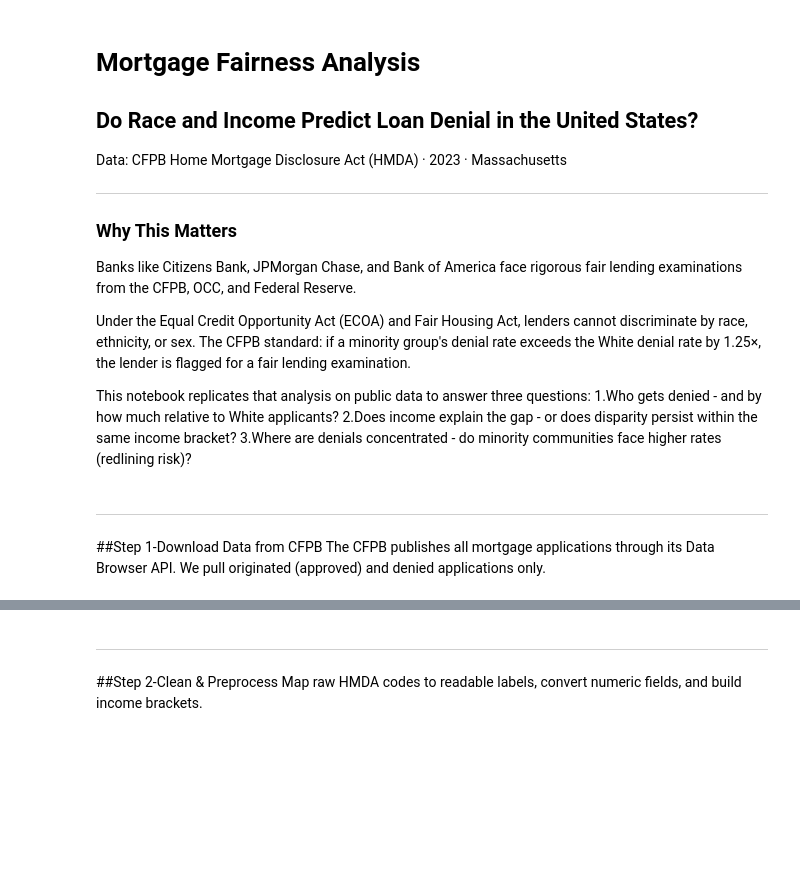
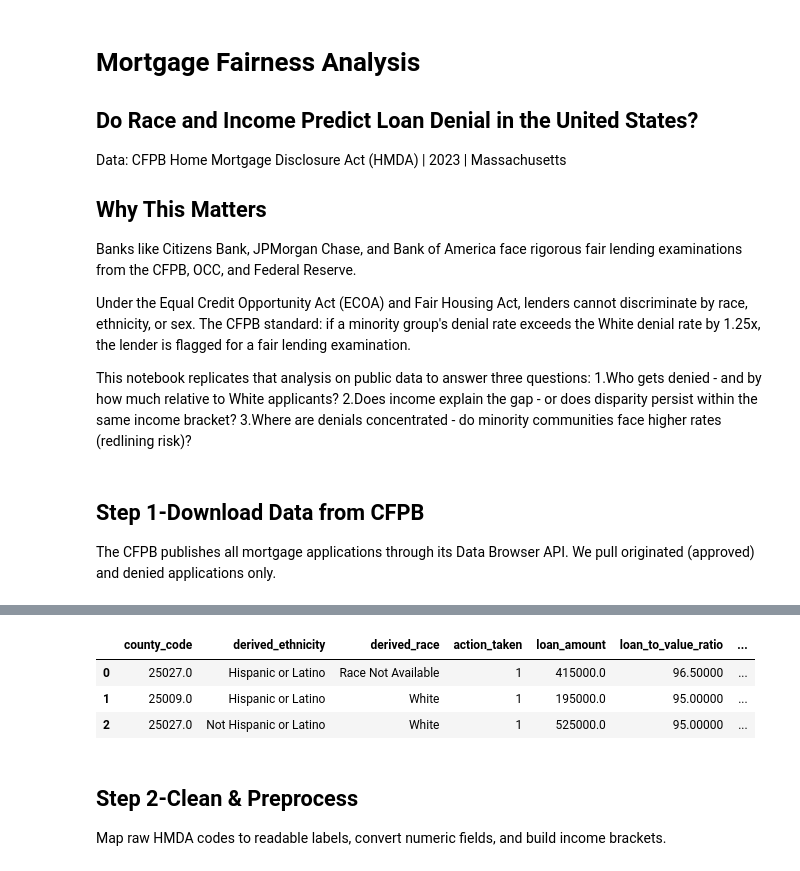
Before and after one commit to cherylpanashemushangwe-code/Data-Science-and-Analytics-Projects, a Jupyter notebook: Mortgage-Fairness/mortgage_fairness.ipynb, the cells around one changed output, grey strips where cells are left out. Cells and saved outputs as stored; diff of their text form; code cells hidden in the pictures; blank space fills up the shorter version.

Commit message:
Add executed mortgage fairness notebook with full outputs

```diff
--- a/Mortgage-Fairness/mortgage_fairness.ipynb
+++ b/Mortgage-Fairness/mortgage_fairness.ipynb
@@ -1,17 +1,15 @@
 # %% [markdown]
 # Mortgage Fairness Analysis
 ## Do Race and Income Predict Loan Denial in the United States?
-Data: CFPB Home Mortgage Disclosure Act (HMDA) · 2023 · Massachusetts
+Data: CFPB Home Mortgage Disclosure Act (HMDA) | 2023 | Massachusetts
 
----
-
-### Why This Matters
+## Why This Matters
 Banks like Citizens Bank, JPMorgan Chase, and Bank of America face rigorous fair lending
 examinations from the CFPB, OCC, and Federal Reserve.
 
 Under the Equal Credit Opportunity Act (ECOA) and Fair Housing Act, lenders cannot
 discriminate by race, ethnicity, or sex. The CFPB standard: if a minority group's denial rate
-exceeds the White denial rate by 1.25×, the lender is flagged for a fair lending examination.
+exceeds the White denial rate by 1.25x, the lender is flagged for a fair lending examination.
 
 This notebook replicates that analysis on public data to answer three questions:
 1.Who gets denied - and by how much relative to White applicants?
@@ -35,7 +33,7 @@ LIMIT     = 100_000   #Max records to download - reduce to 50_000 if slow
 THRESHOLD = 1.25      #CFPB disparity ratio: above this triggers examination
 RACES     = ['White', 'Black', 'Hispanic', 'Asian']
 # %% [markdown]
----
-##Step 1-Download Data from CFPB
+
+## Step 1-Download Data from CFPB
 The CFPB publishes all mortgage applications through its Data Browser API.
 We pull originated (approved) and denied applications only.
@@ -69,0 +40,36 @@ raw.head(3)
+# %%
+COLS = [
+    'action_taken', 'derived_race', 'derived_ethnicity',
+    'income', 'loan_amount', 'debt_to_income_ratio',
+    'loan_to_value_ratio', 'interest_rate',
+    'county_code', 'tract_minority_population_percent',
+]
+
+url = (
+    f'https://ffiec.cfpb.gov/v2/data-browser-api/view/csv'
+    f'?years={YEAR}&states={STATE}&actions_taken=1,3'
+)
+
+headers = {
+    'User-Agent': 'Mozilla/5.0 (Windows NT 10.0; Win64; x64) '
+                  'AppleWebKit/537.36 (KHTML, like Gecko) '
+                  'Chrome/126.0 Safari/537.36',
+    'Accept': 'text/csv,application/csv,*/*',
+}
+
+print(f'Downloading HMDA {YEAR} data for {STATE} from CFPB...')
+resp = requests.get(url, timeout=180, stream=True, headers=headers)
+resp.raise_for_status()
+
+chunks, total = [], 0
+for chunk in pd.read_csv(resp.raw, chunksize=10_000, low_memory=False,
+                          usecols=lambda c: c in COLS):
+    chunks.append(chunk)
+    total += len(chunk)
+    if total >= LIMIT:
+        break
+
+raw = pd.concat(chunks, ignore_index=True)
+print(f'Done - {len(raw):,} records, {raw.shape[1]} columns')
+raw.head(3)
+# %% [output]
@@ -70,6 +78,10 @@ raw.head(3)
+|  | county_code | derived_ethnicity | derived_race | action_taken | loan_amount | loan_to_value_ratio | ... |
+| 0 | 25027.0 | Hispanic or Latino | Race Not Available | 1 | 415000.0 | 96.50000 | ... |
+| 1 | 25009.0 | Hispanic or Latino | White | 1 | 195000.0 | 95.00000 | ... |
+| 2 | 25027.0 | Not Hispanic or Latino | White | 1 | 525000.0 | 95.00000 | ... |
 # %% [markdown]
----
-##Step 2-Clean & Preprocess
+
+## Step 2-Clean & Preprocess
 Map raw HMDA codes to readable labels, convert numeric fields, and build income brackets.
 # %%
 df = raw[raw['action_taken'].isin([1, 3])].copy()
```
Also changed, not shown: parts of 13 cells of this notebook.
